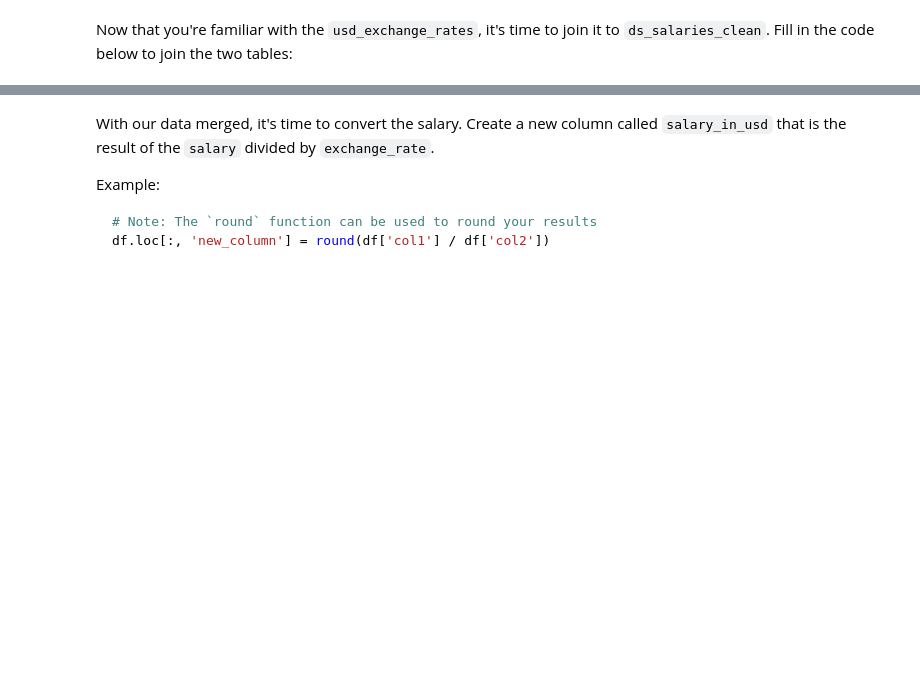
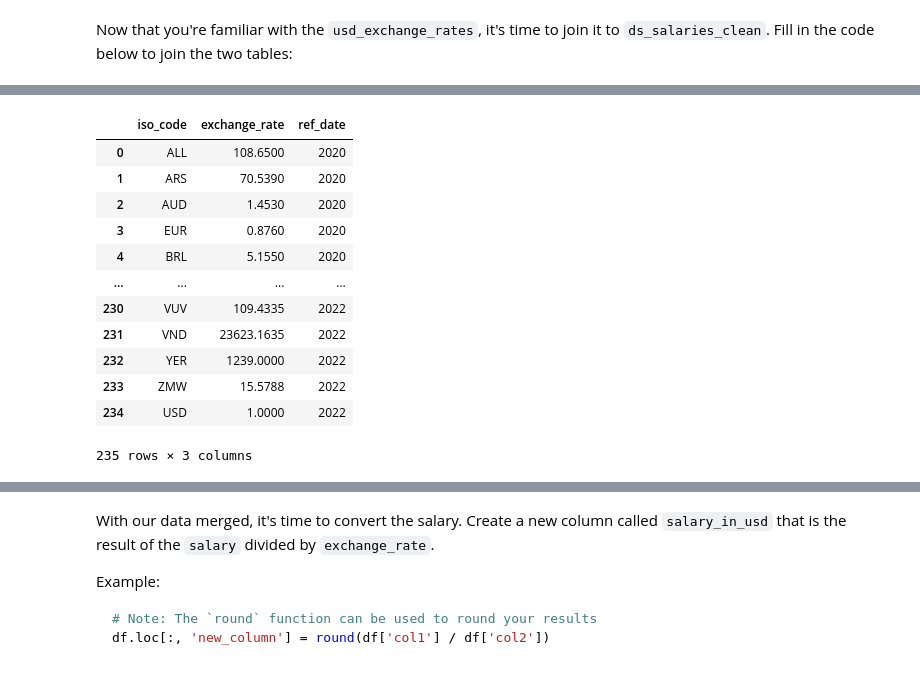
Before and after one commit to Tashipalden/Python, a Jupyter notebook: Copy_of_Python_105_Exploratory_Data_Analysis.ipynb, the cells around one changed output, grey strips where cells are left out. Drawn from its saved outputs; the diff is of its cells as text; code cells hidden in the pictures; blank space fills up the shorter version.

```diff
--- a/Copy_of_Python_105_Exploratory_Data_Analysis.ipynb
+++ b/Copy_of_Python_105_Exploratory_Data_Analysis.ipynb
@@ -305,0 +324,16 @@ ds_salaries_clean = pd.function_to_join(
+# %%
+usd_exchange_rates
+# %% [output]
+|  | iso_code | exchange_rate | ref_date |
+| 0 | ALL | 108.6500 | 2020 |
+| 1 | ARS | 70.5390 | 2020 |
+| 2 | AUD | 1.4530 | 2020 |
+| 3 | EUR | 0.8760 | 2020 |
+| 4 | BRL | 5.1550 | 2020 |
+| ... | ... | ... | ... |
+| 230 | VUV | 109.4335 | 2022 |
+| 231 | VND | 23623.1635 | 2022 |
+| 232 | YER | 1239.0000 | 2022 |
+| 233 | ZMW | 15.5788 | 2022 |
+| 234 | USD | 1.0000 | 2022 |
+235 rows × 3 columns
```
Also changed, not shown: parts of 9 cells of this notebook.
